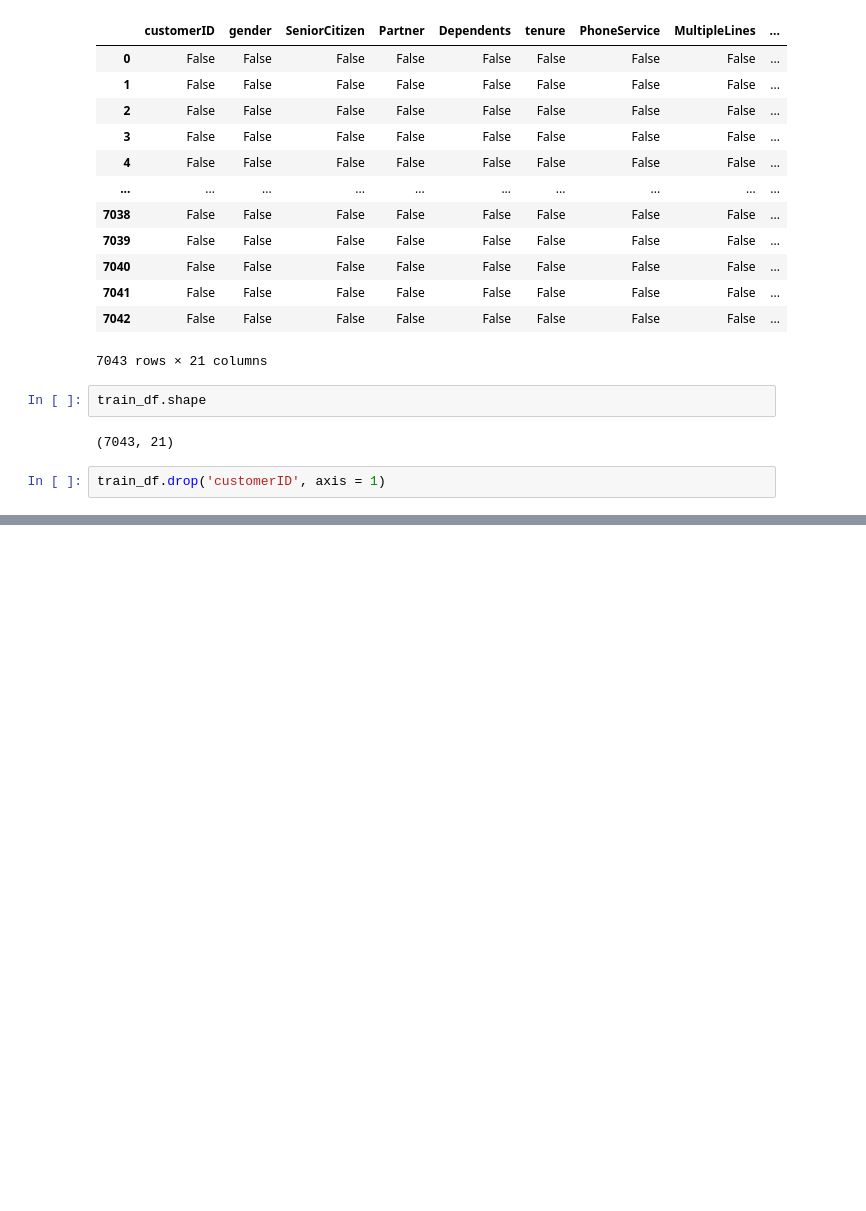
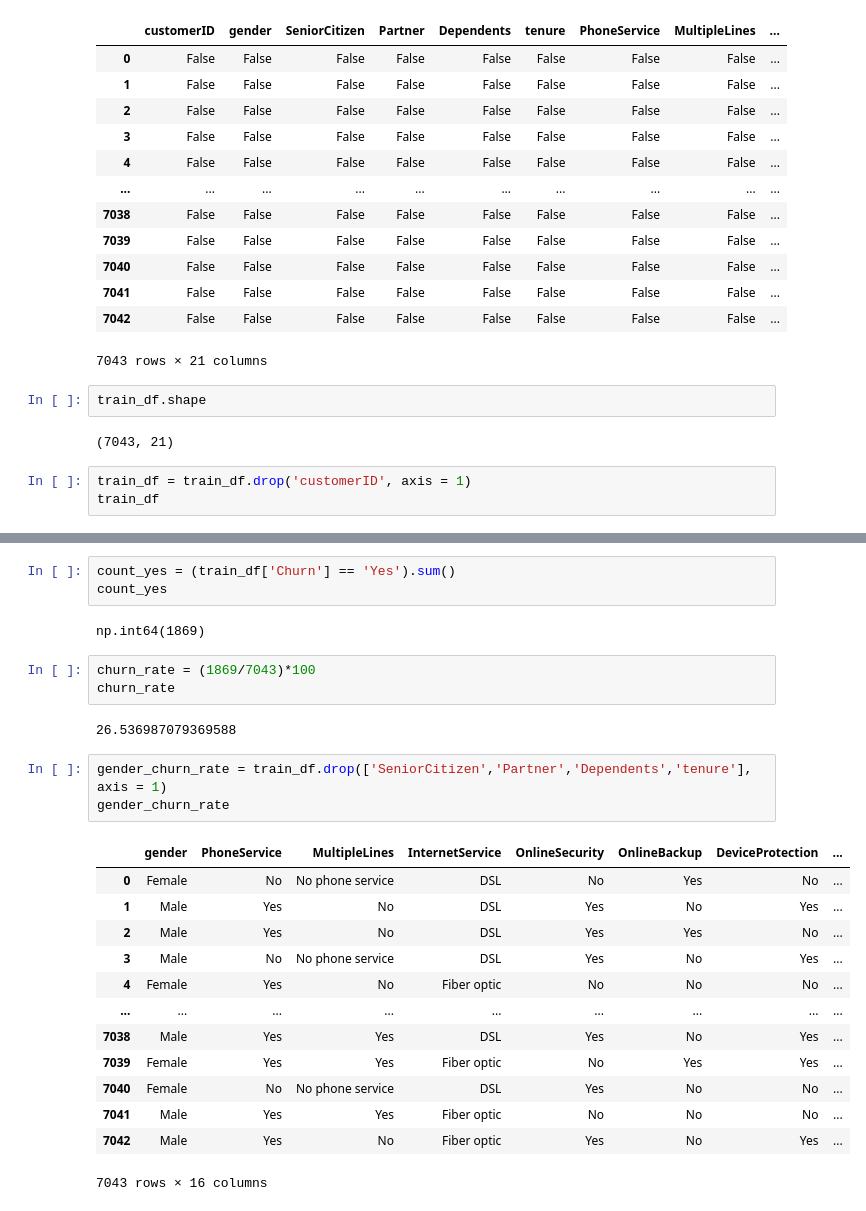
Before and after one commit to KasimM05/churn-predictions, a Jupyter notebook: notebooks/churn_predictions.ipynb, the cells around one changed output, grey strips where cells are left out. Saved outputs shown, nothing was run; the diff lists cells and outputs as text; blank space fills up the shorter version.

```diff
--- a/notebooks/churn_predictions.ipynb
+++ b/notebooks/churn_predictions.ipynb
@@ -86,5 +86,6 @@ train_df.shape
 # %% [output]
 (7043, 21)
 # %%
-train_df.drop('customerID', axis = 1)
+train_df = train_df.drop('customerID', axis = 1)
+train_df
 # %% [output]
@@ -103,0 +109,27 @@ train_df.drop('customerID', axis = 1)
+# %%
+count_yes = (train_df['Churn'] == 'Yes').sum()
+count_yes
+# %% [output]
+np.int64(1869)
+# %%
+churn_rate = (1869/7043)*100
+churn_rate
+# %% [output]
+26.536987079369588
+# %%
+gender_churn_rate = train_df.drop(['SeniorCitizen','Partner','Dependents','tenure'], axis = 1)
+gender_churn_rate
+# %% [output]
+|  | gender | PhoneService | MultipleLines | InternetService | OnlineSecurity | OnlineBackup | DeviceProtection | ... |
+| 0 | Female | No | No phone service | DSL | No | Yes | No | ... |
+| 1 | Male | Yes | No | DSL | Yes | No | Yes | ... |
+| 2 | Male | Yes | No | DSL | Yes | Yes | No | ... |
+| 3 | Male | No | No phone service | DSL | Yes | No | Yes | ... |
+| 4 | Female | Yes | No | Fiber optic | No | No | No | ... |
+| ... | ... | ... | ... | ... | ... | ... | ... | ... |
+| 7038 | Male | Yes | Yes | DSL | Yes | No | Yes | ... |
+| 7039 | Female | Yes | Yes | Fiber optic | No | Yes | Yes | ... |
+| 7040 | Female | No | No phone service | DSL | Yes | No | No | ... |
+| 7041 | Male | Yes | Yes | Fiber optic | No | No | No | ... |
+| 7042 | Male | Yes | No | Fiber optic | Yes | No | Yes | ... |
+7043 rows × 16 columns
```
Also changed, not shown: parts of 2 cells of this notebook.
